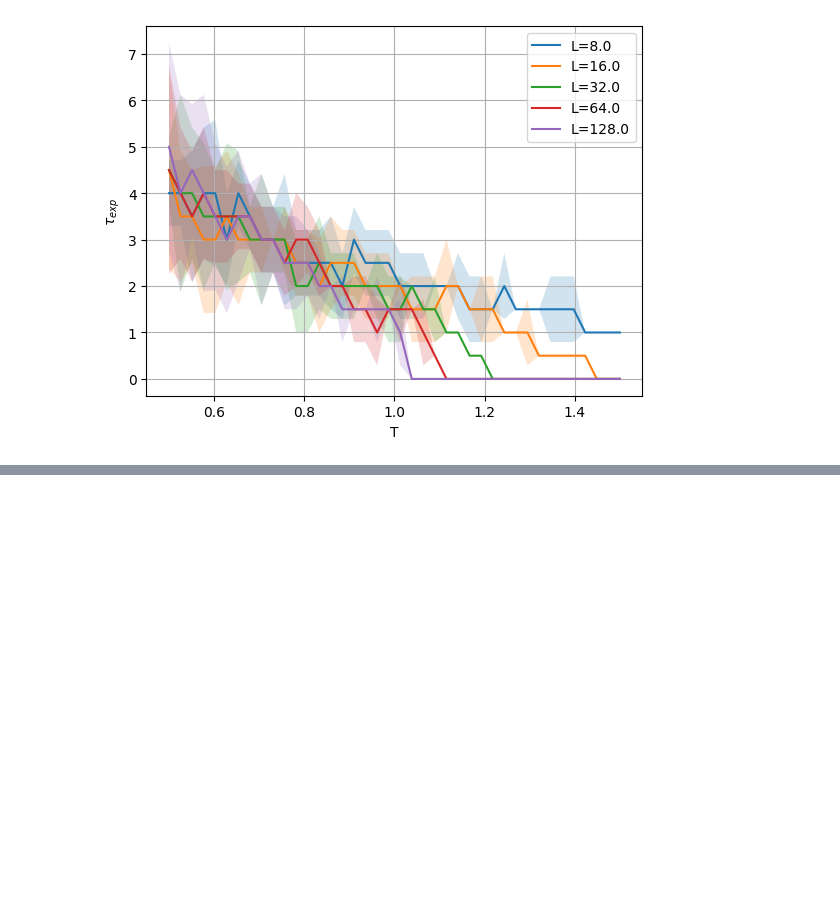
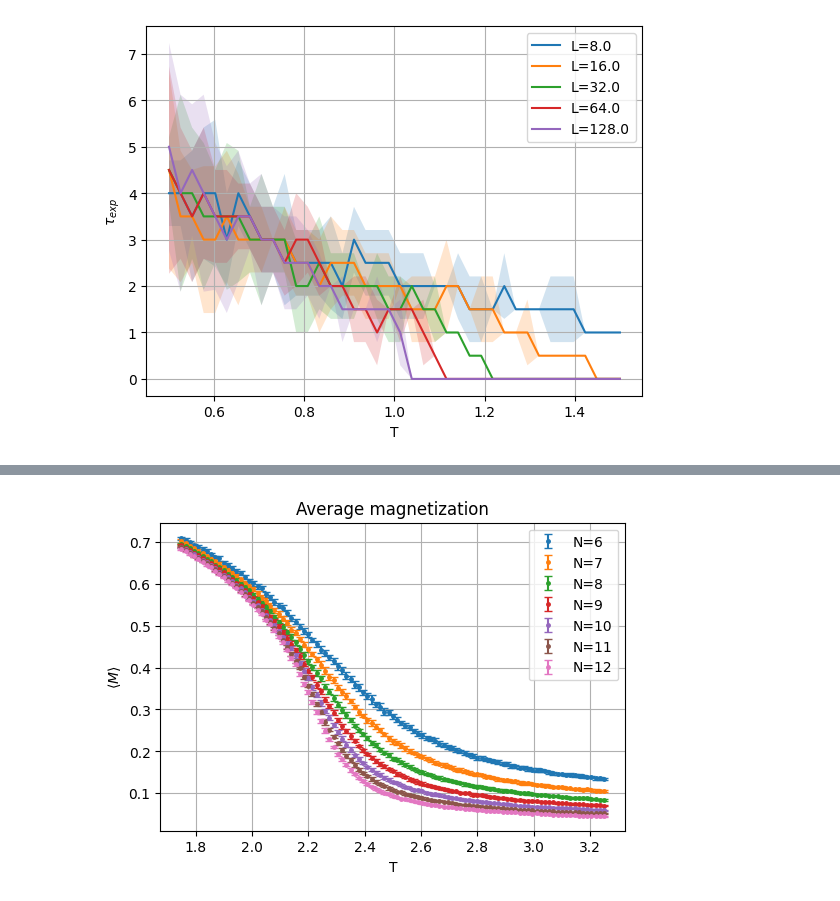
Before and after one commit to Naru-kami/xy-model, a Jupyter notebook: src/plots.ipynb, the cells around one changed output, grey strips where cells are left out. Cells and saved outputs as stored; diff of their text form; code cells hidden in the pictures; blank space fills up the shorter version.

```diff
--- a/src/plots.ipynb
+++ b/src/plots.ipynb
@@ -414,0 +467,18 @@ plt.show()
+# %%
+plt.figure(figsize=(6,4))
+plt.tight_layout()
+plt.title("Average magnetization")
+
+for i, m in enumerate(Wolff3D.M):
+    plt.errorbar(T3D, m.mean(axis=1), m.std(axis=1), markersize=5, marker=".", linestyle='', capsize=3, label=f"N={gridSizes3D[i]}")
+    # plt.plot(T, m.mean(axis=1), label=f"N={gridSizes3D[i]}")
+    # plt.fill_between(T, m.mean(axis=1) - m.std(axis=1), m.mean(axis=1) + m.std(axis=1), alpha=0.25)
+
+plt.legend()
+plt.xlabel("T")
+plt.ylabel(r"$\langle M \rangle$")
+plt.grid()
+# plt.savefig("../figs/Wolff_M.pdf", bbox_inches='tight')
+plt.show()
+# %% [output]
+[figure, added]
```
Also changed, not shown: parts of 7 cells of this notebook, 7 other files.
